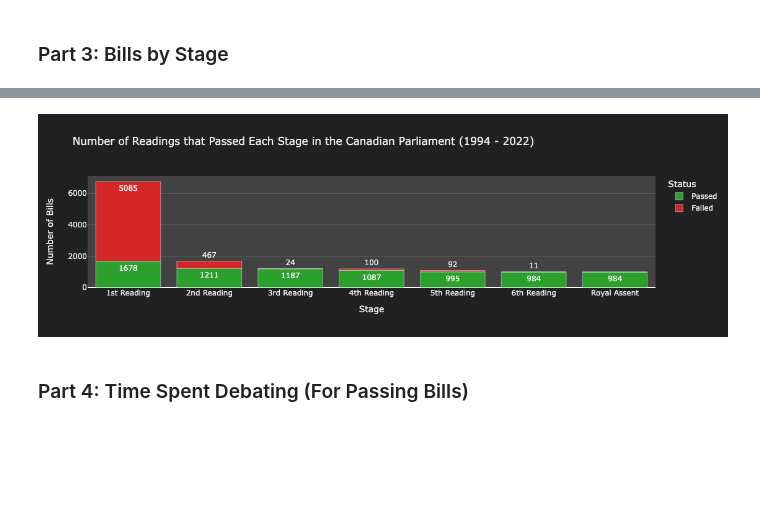
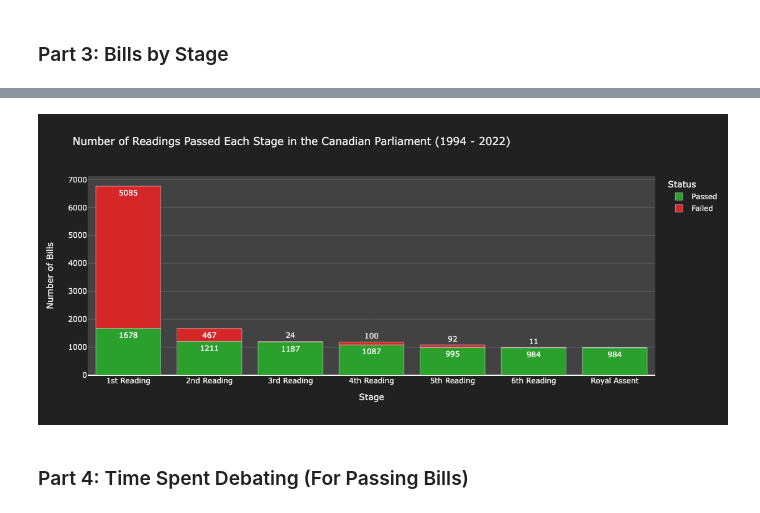
Before and after one commit to rileywheadon/canadian-legislation-visualisation, a Jupyter notebook: notebooks/04-visualisation.ipynb, the cells around one changed output, grey strips where cells are left out. Cells and saved outputs as stored; diff of their text form; code cells hidden in the pictures; blank space fills up the shorter version.

```diff
--- a/notebooks/04-visualisation.ipynb
+++ b/notebooks/04-visualisation.ipynb
@@ -23,14 +8,9 @@ party_colors = {
 # %%
 # Read aggregated datasets
-data = pd.read_csv('../data/cleaned/bill_data.csv')
+bills = pd.read_csv('../data/cleaned/bill_data.csv')
 parliaments = pd.read_csv('../data/cleaned/parliament_data.csv')
 
 # Change parliaments columns back to datetime format
-for col in ['StartDate', 'EndDate']:
-    parliaments[col] = pd.to_datetime(parliaments[col])
-
+parliaments['StartDate'] = pd.to_datetime(parliaments['StartDate'])
+parliaments['EndDate'] = pd.to_datetime(parliaments['EndDate'])
 parliaments['Duration'] = pd.to_timedelta(parliaments['Duration'])
-
-# Display all columns
-with pd.option_context('display.max_columns', None):
-    display(data.head(3))
@@ -246,23 +231,19 @@ display(data.head(3))
 # %%
-# Get data and group by 'ReadingsPassed'
-plot_3 = data[['ReadingsPassed']].groupby('ReadingsPassed')
+plot_3 = bills[['ReadingsPassed']].groupby('ReadingsPassed')
 
-# Count the number of entries in each category of 'ReadingsPassed'
 plot_3 = pd.concat(
     [plot_3.value_counts()],
     axis = 1
 )
 
-plot_3.reset_index(inplace = True)
+plot_3 = plot_3.reset_index()
 
-# Rename columsn for clarity
 plot_3 = plot_3.rename(columns = {
     'ReadingsPassed': 'Reading',
     0: 'Failed'
 })
 
-# Get the number of bills that have received royal assent from the original dataframe
-assent = data.ReceivedRoyalAssent.sum()
+assent = bills.ReceivedRoyalAssent.sum()
 
 # Include royal assent data in the dataframe
 failed = list(plot_3['Failed'])
@@ -297,6 +278,3 @@ plot_3 = pd.concat([
         'Stage': 'Royal Assent'
     }, index = [6])
 ])
-
-# Display the dataset
-display(plot_3)
@@ -312,37 +292,37 @@ display(plot_3)
 # %%
 color_map = {
     "Passed": px.colors.qualitative.D3[2],
     "Failed": px.colors.qualitative.D3[3]
 }
 
-
-fig = px.bar(
+fig_3 = px.bar(
     plot_3,
     x = "Stage",
     y = ["Passed", "Failed"],
-    title = "Number of Readings that Passed Each Stage in the Canadian Parliament (1994 - 2022)",
+    title = "Number of Readings Passed Each Stage in the Canadian Parliament (1994 - 2022)",
     color_discrete_map = color_map,
     text_auto = True,
     labels = {
         "value": "Number of Bills",
         "Reading": "Stage",
         "variable": "Status"
-    }
+    },
+    height = 500
 )
 
-fig.update_layout(
+fig_3.update_layout(
     paper_bgcolor="#212121",
     plot_bgcolor = "#424242",
     font_color = "#EEEEEE"
 )
 
-fig.update_yaxes(gridcolor='#616161')
+fig_3.update_yaxes(gridcolor = '#616161')
 
-fig.show()
+fig_3.show()
 
-fig.write_html("../charts/plot-3.html")
+fig_3.write_html("../charts/html/plot-3.html")
 # %% [output]
-[figure, old version]
+[figure, new version]
 # %% [markdown]
 ### Part 4: Time Spent Debating (For Passing Bills)
 # %%
```
Also changed, not shown: parts of 34 cells of this notebook, 17 other files.
